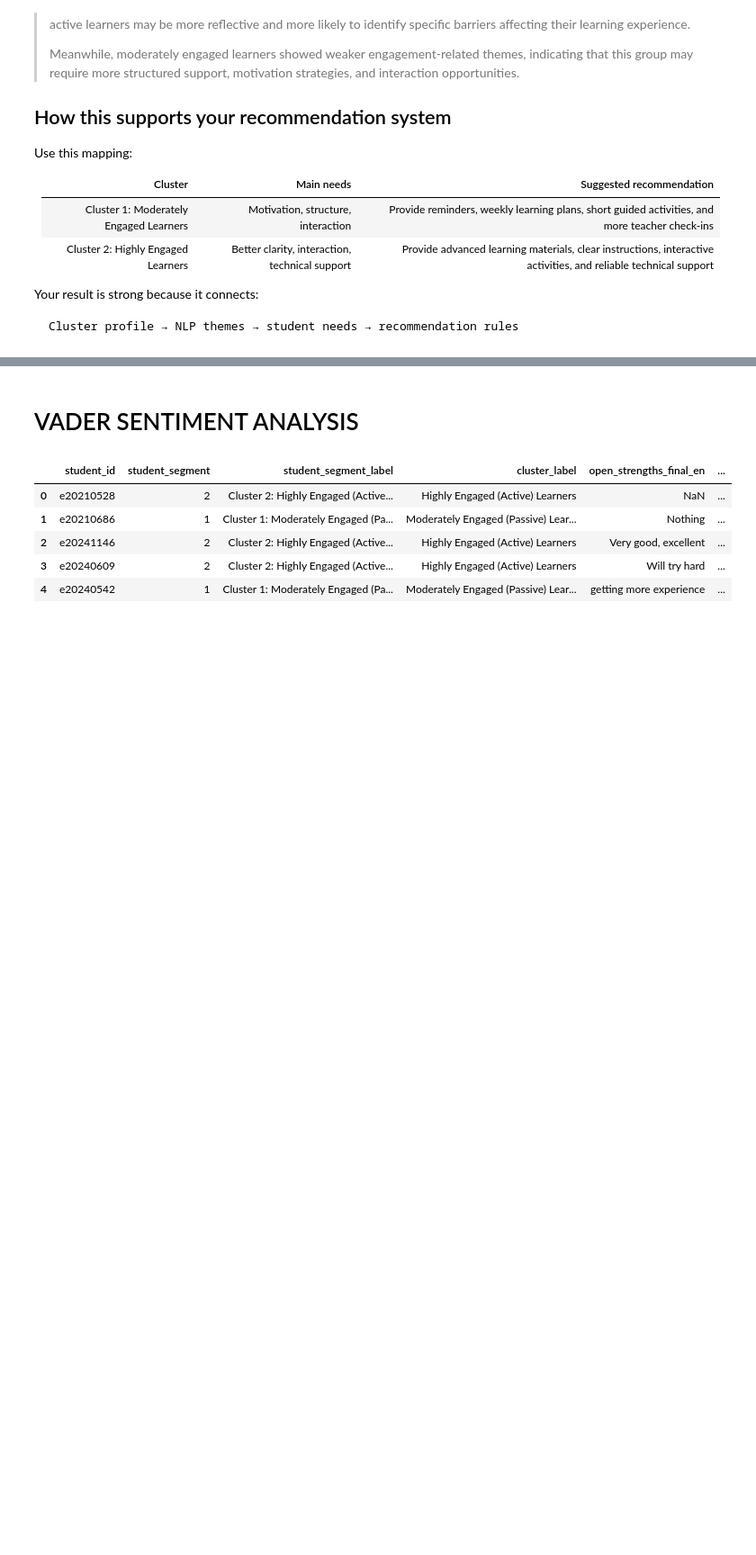
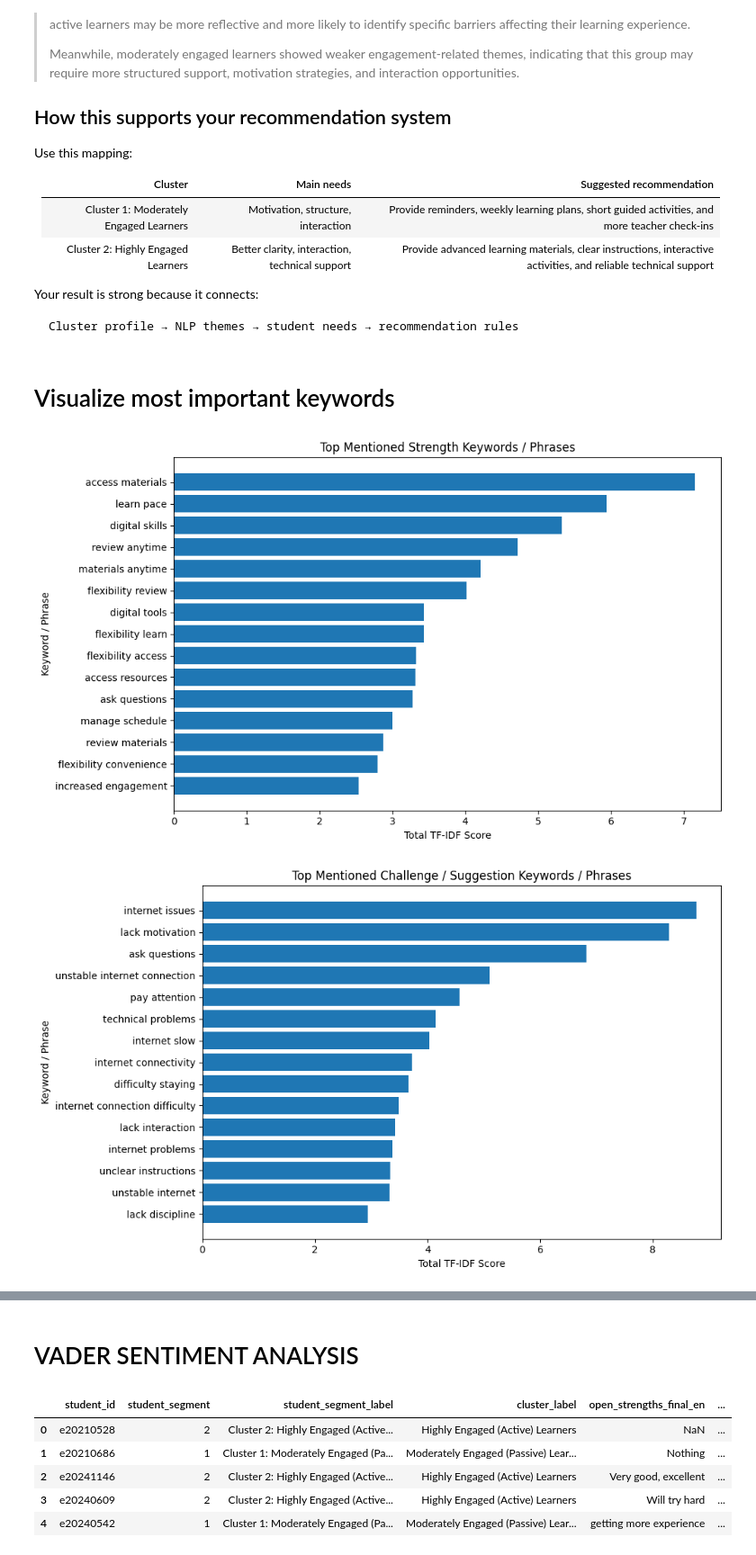
Before and after one commit to Ratnatepy/Blended-Learning, a Jupyter notebook: notebook/06-nlp.ipynb, the cells around one changed output, grey strips where cells are left out. Shown at 90% size. Saved outputs shown, nothing was run; the diff lists cells and outputs as text; code cells hidden in the pictures; blank space fills up the shorter version.

````diff
--- a/notebook/06-nlp.ipynb
+++ b/notebook/06-nlp.ipynb
@@ -553,3 +553,44 @@ Your result is strong because it connects:
 ```text
 Cluster profile → NLP themes → student needs → recommendation rules
 ```
+# %% [markdown]
+# Visualize most important keywords
+# %%
+# =========================================================
+# VISUALIZE TOP TF-IDF KEYWORDS / PHRASES
+# =========================================================
+
+import matplotlib.pyplot as plt
+import seaborn as sns
+
+def plot_top_keywords(keyword_df, title, top_n=15):
+    plot_df = (
+        keyword_df
+        .sort_values("tfidf_score", ascending=False)
+        .head(top_n)
+        .sort_values("tfidf_score", ascending=True)
+    )
+
+    plt.figure(figsize=(10, 6))
+    plt.barh(plot_df["keyword"], plot_df["tfidf_score"])
+    plt.xlabel("Total TF-IDF Score")
+    plt.ylabel("Keyword / Phrase")
+    plt.title(title)
+    plt.tight_layout()
+    plt.show()
+
+
+plot_top_keywords(
+    strengths_keywords,
+    "Top Mentioned Strength Keywords / Phrases",
+    top_n=15
+)
+
+plot_top_keywords(
+    challenges_keywords,
+    "Top Mentioned Challenge / Suggestion Keywords / Phrases",
+    top_n=15
+)
+# %% [output]
+[figure, added]
+[figure, added]
````
Also changed, not shown: parts of 8 cells of this notebook, 10 other files.
